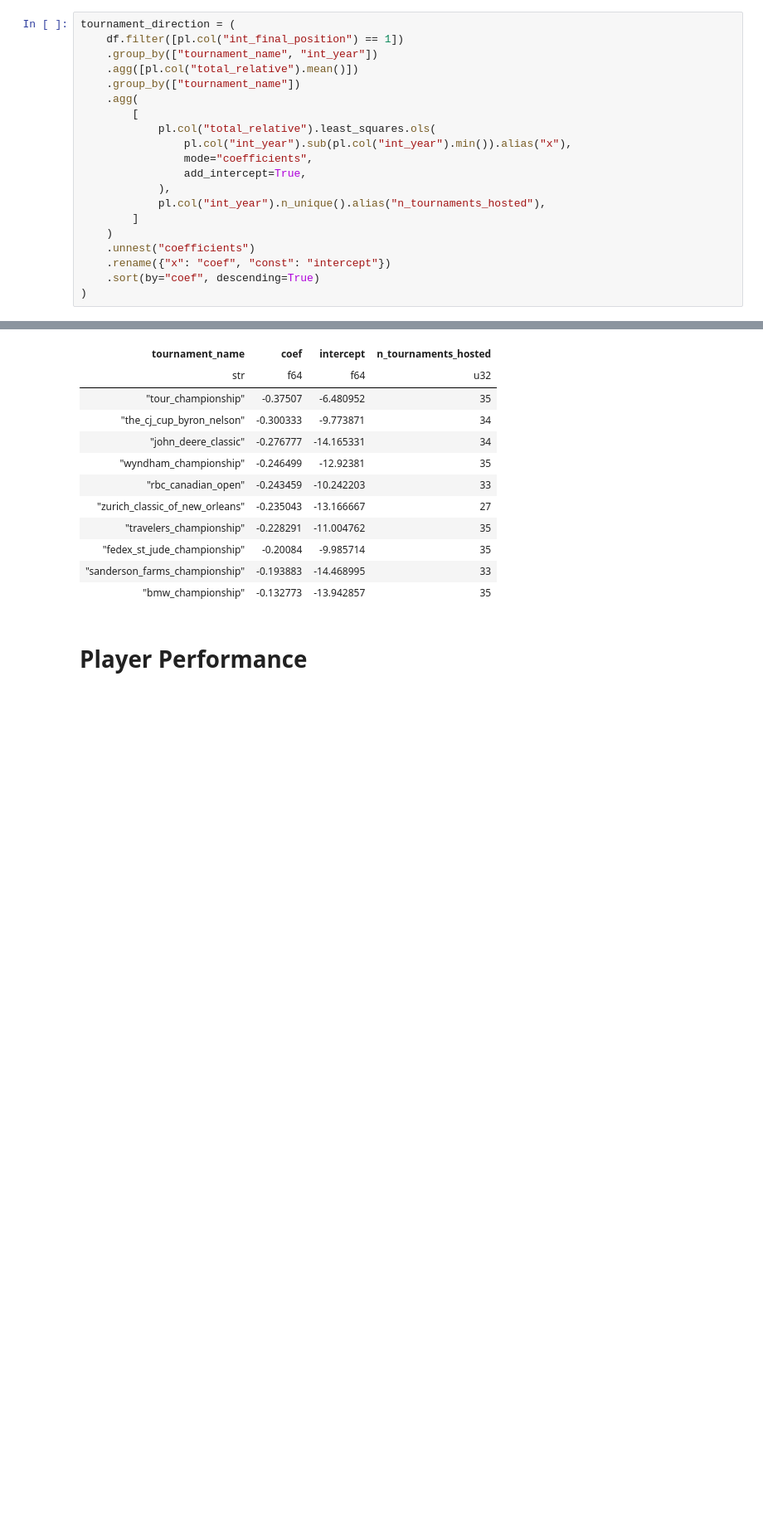
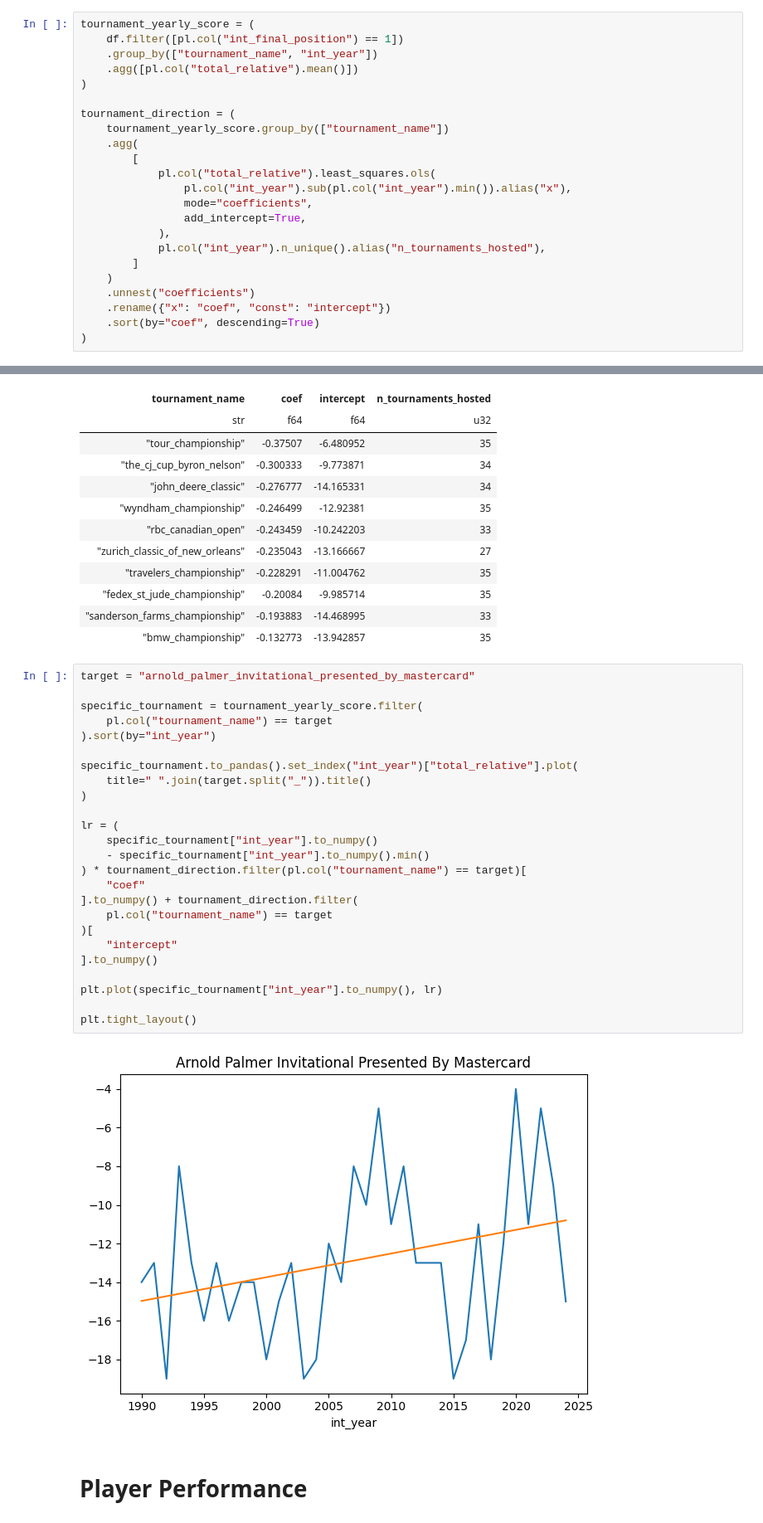
Before and after one commit to JackGreenaway/pga_scraper, a Jupyter notebook: analysis.ipynb, the cells around one changed output, grey strips where cells are left out. Shown at 83% size. Drawn from its saved outputs; the diff is of its cells as text; blank space fills up the shorter version.

Commit message:
added tournament analysis

```diff
--- a/analysis.ipynb
+++ b/analysis.ipynb
@@ -89,9 +90,12 @@ shape: (2, 8)
 # %%
-tournament_direction = (
+tournament_yearly_score = (
     df.filter([pl.col("int_final_position") == 1])
     .group_by(["tournament_name", "int_year"])
     .agg([pl.col("total_relative").mean()])
-    .group_by(["tournament_name"])
+)
+
+tournament_direction = (
+    tournament_yearly_score.group_by(["tournament_name"])
     .agg(
         [
             pl.col("total_relative").least_squares.ols(
@@ -144,6 +148,33 @@ shape: (10, 4)
 | "fedex_st_jude_championship" | -0.20084 | -9.985714 | 35 |
 | "sanderson_farms_championship" | -0.193883 | -14.468995 | 33 |
 | "bmw_championship" | -0.132773 | -13.942857 | 35 |
+# %%
+target = "arnold_palmer_invitational_presented_by_mastercard"
+
+specific_tournament = tournament_yearly_score.filter(
+    pl.col("tournament_name") == target
+).sort(by="int_year")
+
+specific_tournament.to_pandas().set_index("int_year")["total_relative"].plot(
+    title=" ".join(target.split("_")).title()
+)
+
+lr = (
+    specific_tournament["int_year"].to_numpy()
+    - specific_tournament["int_year"].to_numpy().min()
+) * tournament_direction.filter(pl.col("tournament_name") == target)[
+    "coef"
+].to_numpy() + tournament_direction.filter(
+    pl.col("tournament_name") == target
+)[
+    "intercept"
+].to_numpy()
+
+plt.plot(specific_tournament["int_year"].to_numpy(), lr)
+
+plt.tight_layout()
+# %% [output]
+[figure, added]
 # %% [markdown]
 # Player Performance
 # %%
```
Also changed, not shown: parts of 1 cell of this notebook, 2 other files.
